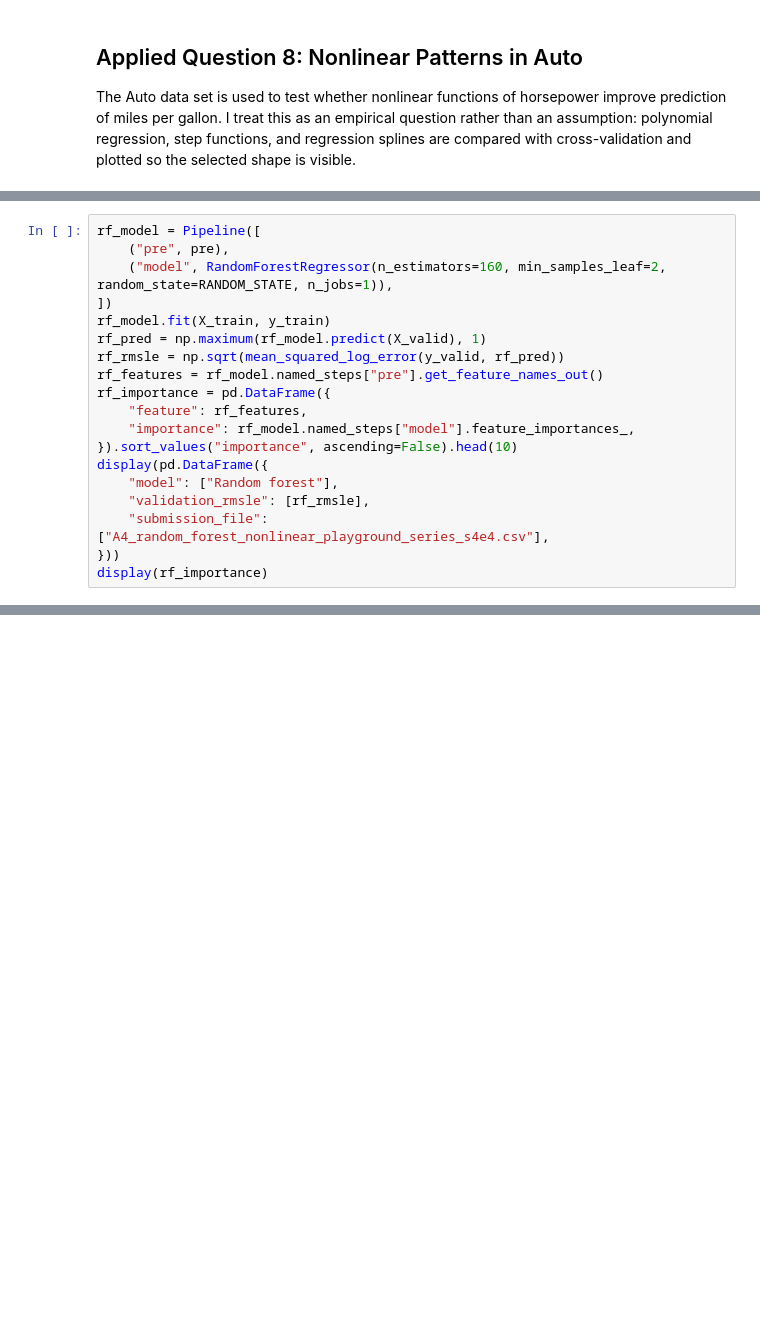
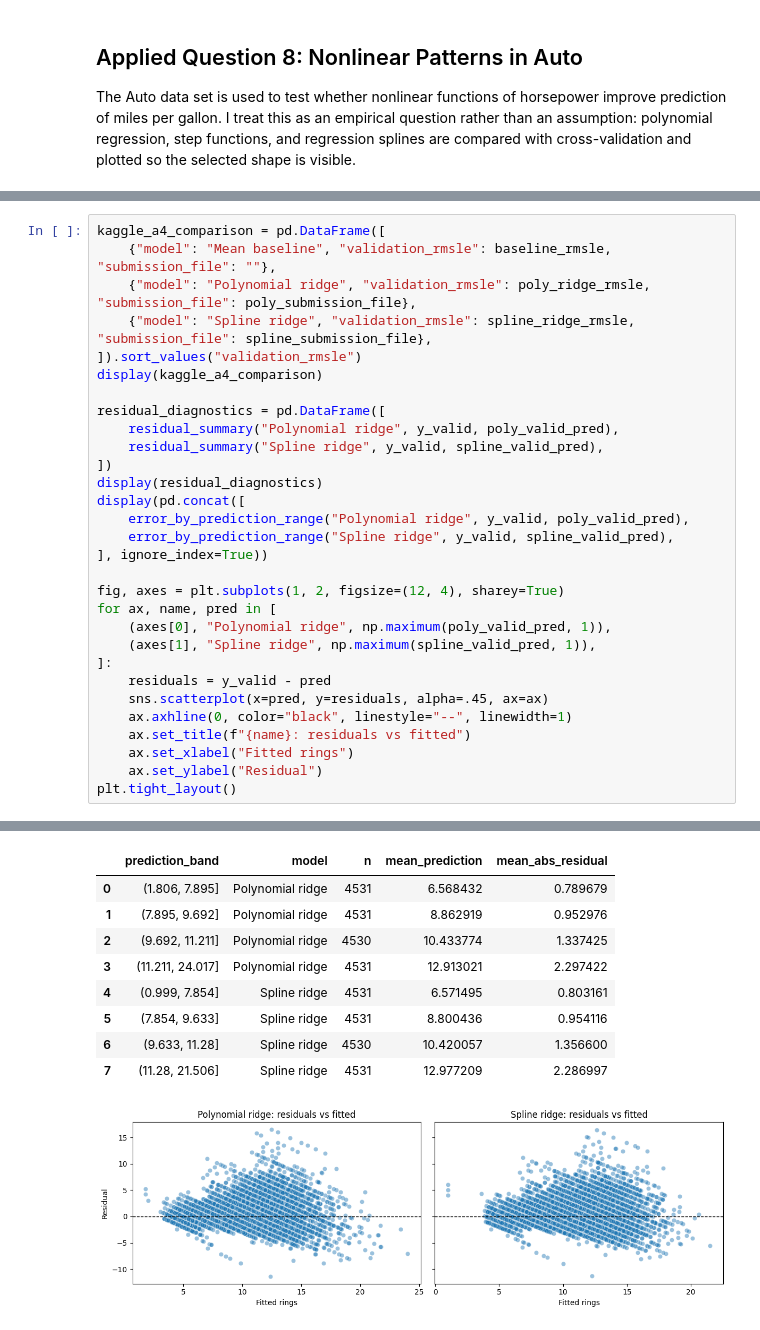
Before and after one commit to maldo81/dds-8555-predictive-analysis, a Jupyter notebook: Week 4/Assignment 4/MaldonadoJDDS8555-4.ipynb, the cells around one changed output, grey strips where cells are left out. Cells and saved outputs as stored; diff of their text form; blank space fills up the shorter version.

```diff
--- a/Week 4/Assignment 4/MaldonadoJDDS8555-4.ipynb
+++ b/Week 4/Assignment 4/MaldonadoJDDS8555-4.ipynb
@@ -283,19 +347,0 @@ The second nonlinear submission is a random forest.  It serves as the ensemble c
-# %%
-rf_model = Pipeline([
-    ("pre", pre),
-    ("model", RandomForestRegressor(n_estimators=160, min_samples_leaf=2, random_state=RANDOM_STATE, n_jobs=1)),
-])
-rf_model.fit(X_train, y_train)
-rf_pred = np.maximum(rf_model.predict(X_valid), 1)
-rf_rmsle = np.sqrt(mean_squared_log_error(y_valid, rf_pred))
-rf_features = rf_model.named_steps["pre"].get_feature_names_out()
-rf_importance = pd.DataFrame({
-    "feature": rf_features,
-    "importance": rf_model.named_steps["model"].feature_importances_,
-}).sort_values("importance", ascending=False).head(10)
-display(pd.DataFrame({
-    "model": ["Random forest"],
-    "validation_rmsle": [rf_rmsle],
-    "submission_file": ["A4_random_forest_nonlinear_playground_series_s4e4.csv"],
-}))
-display(rf_importance)
@@ -331,0 +457,31 @@ The comparison table keeps the two Kaggle submissions connected to the same vali
+# %%
+kaggle_a4_comparison = pd.DataFrame([
+    {"model": "Mean baseline", "validation_rmsle": baseline_rmsle, "submission_file": ""},
+    {"model": "Polynomial ridge", "validation_rmsle": poly_ridge_rmsle, "submission_file": poly_submission_file},
+    {"model": "Spline ridge", "validation_rmsle": spline_ridge_rmsle, "submission_file": spline_submission_file},
+]).sort_values("validation_rmsle")
+display(kaggle_a4_comparison)
+
+residual_diagnostics = pd.DataFrame([
+    residual_summary("Polynomial ridge", y_valid, poly_valid_pred),
+    residual_summary("Spline ridge", y_valid, spline_valid_pred),
+])
+display(residual_diagnostics)
+display(pd.concat([
+    error_by_prediction_range("Polynomial ridge", y_valid, poly_valid_pred),
+    error_by_prediction_range("Spline ridge", y_valid, spline_valid_pred),
+], ignore_index=True))
+
+fig, axes = plt.subplots(1, 2, figsize=(12, 4), sharey=True)
+for ax, name, pred in [
+    (axes[0], "Polynomial ridge", np.maximum(poly_valid_pred, 1)),
+    (axes[1], "Spline ridge", np.maximum(spline_valid_pred, 1)),
+]:
+    residuals = y_valid - pred
+    sns.scatterplot(x=pred, y=residuals, alpha=.45, ax=ax)
+    ax.axhline(0, color="black", linestyle="--", linewidth=1)
+    ax.set_title(f"{name}: residuals vs fitted")
+    ax.set_xlabel("Fitted rings")
+    ax.set_ylabel("Residual")
+plt.tight_layout()
+# %% [output]
@@ -331,0 +495,10 @@ The comparison table keeps the two Kaggle submissions connected to the same vali
+|  | prediction_band | model | n | mean_prediction | mean_abs_residual |
+| 0 | (1.806, 7.895] | Polynomial ridge | 4531 | 6.568432 | 0.789679 |
+| 1 | (7.895, 9.692] | Polynomial ridge | 4531 | 8.862919 | 0.952976 |
+| 2 | (9.692, 11.211] | Polynomial ridge | 4530 | 10.433774 | 1.337425 |
+| 3 | (11.211, 24.017] | Polynomial ridge | 4531 | 12.913021 | 2.297422 |
+| 4 | (0.999, 7.854] | Spline ridge | 4531 | 6.571495 | 0.803161 |
+| 5 | (7.854, 9.633] | Spline ridge | 4531 | 8.800436 | 0.954116 |
+| 6 | (9.633, 11.28] | Spline ridge | 4530 | 10.420057 | 1.356600 |
+| 7 | (11.28, 21.506] | Spline ridge | 4531 | 12.977209 | 2.286997 |
+[figure, added]
```
Also changed, not shown: parts of 25 cells of this notebook, 1 other file.
